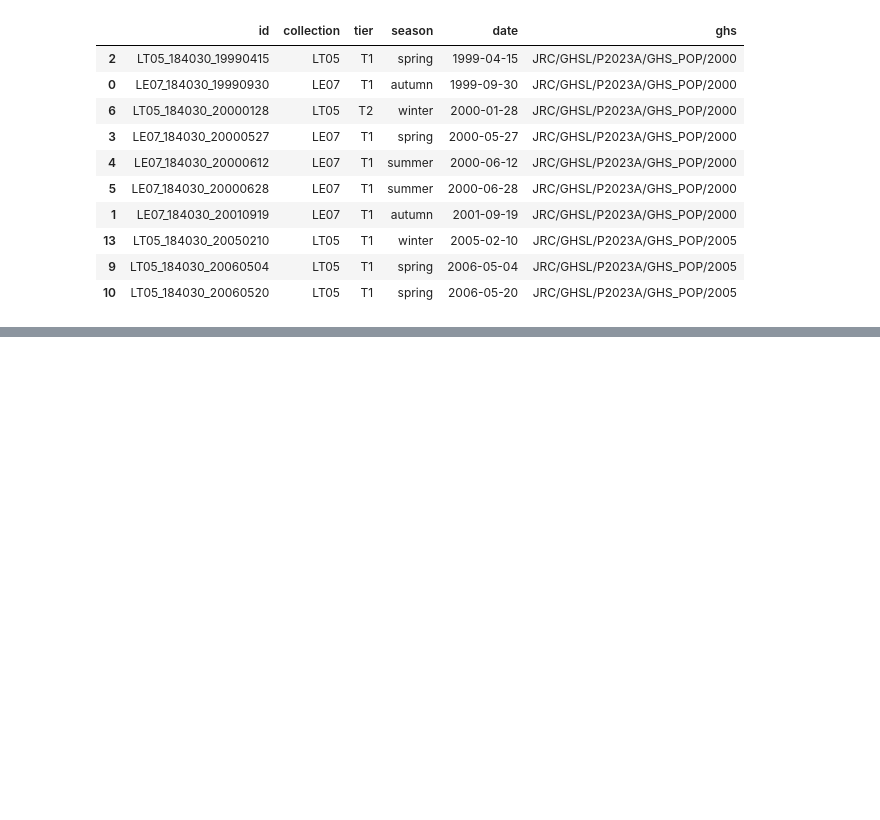
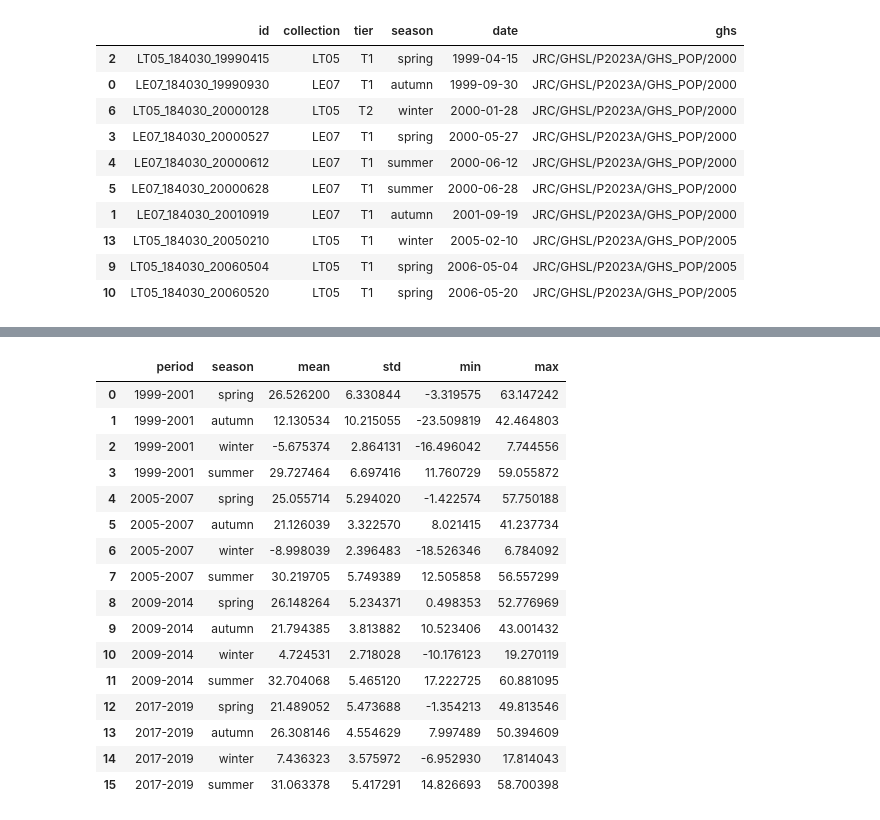
Before and after one commit to HeavyHelium/lst-prediction, a Jupyter notebook: lst-demo.ipynb, the cells around one changed output, grey strips where cells are left out. Saved outputs shown, nothing was run; the diff lists cells and outputs as text; code cells hidden in the pictures; blank space fills up the shorter version.

```diff
--- a/lst-demo.ipynb
+++ b/lst-demo.ipynb
@@ -67,2 +120,22 @@ lst_stats = lst_stats.merge(id_df, on='id')
+# %%
+stats_periods_df
+# %% [output]
+|  | period | season | mean | std | min | max |
+| 0 | 1999-2001 | spring | 26.526200 | 6.330844 | -3.319575 | 63.147242 |
+| 1 | 1999-2001 | autumn | 12.130534 | 10.215055 | -23.509819 | 42.464803 |
+| 2 | 1999-2001 | winter | -5.675374 | 2.864131 | -16.496042 | 7.744556 |
+| 3 | 1999-2001 | summer | 29.727464 | 6.697416 | 11.760729 | 59.055872 |
+| 4 | 2005-2007 | spring | 25.055714 | 5.294020 | -1.422574 | 57.750188 |
+| 5 | 2005-2007 | autumn | 21.126039 | 3.322570 | 8.021415 | 41.237734 |
+| 6 | 2005-2007 | winter | -8.998039 | 2.396483 | -18.526346 | 6.784092 |
+| 7 | 2005-2007 | summer | 30.219705 | 5.749389 | 12.505858 | 56.557299 |
+| 8 | 2009-2014 | spring | 26.148264 | 5.234371 | 0.498353 | 52.776969 |
+| 9 | 2009-2014 | autumn | 21.794385 | 3.813882 | 10.523406 | 43.001432 |
+| 10 | 2009-2014 | winter | 4.724531 | 2.718028 | -10.176123 | 19.270119 |
+| 11 | 2009-2014 | summer | 32.704068 | 5.465120 | 17.222725 | 60.881095 |
+| 12 | 2017-2019 | spring | 21.489052 | 5.473688 | -1.354213 | 49.813546 |
+| 13 | 2017-2019 | autumn | 26.308146 | 4.554629 | 7.997489 | 50.394609 |
+| 14 | 2017-2019 | winter | 7.436323 | 3.575972 | -6.952930 | 17.814043 |
+| 15 | 2017-2019 | summer | 31.063378 | 5.417291 | 14.826693 | 58.700398 |
 # %%
 lst_stats.sort_values(by='date', inplace=True)
```
Also changed, not shown: parts of 13 cells of this notebook, 36 other files.
